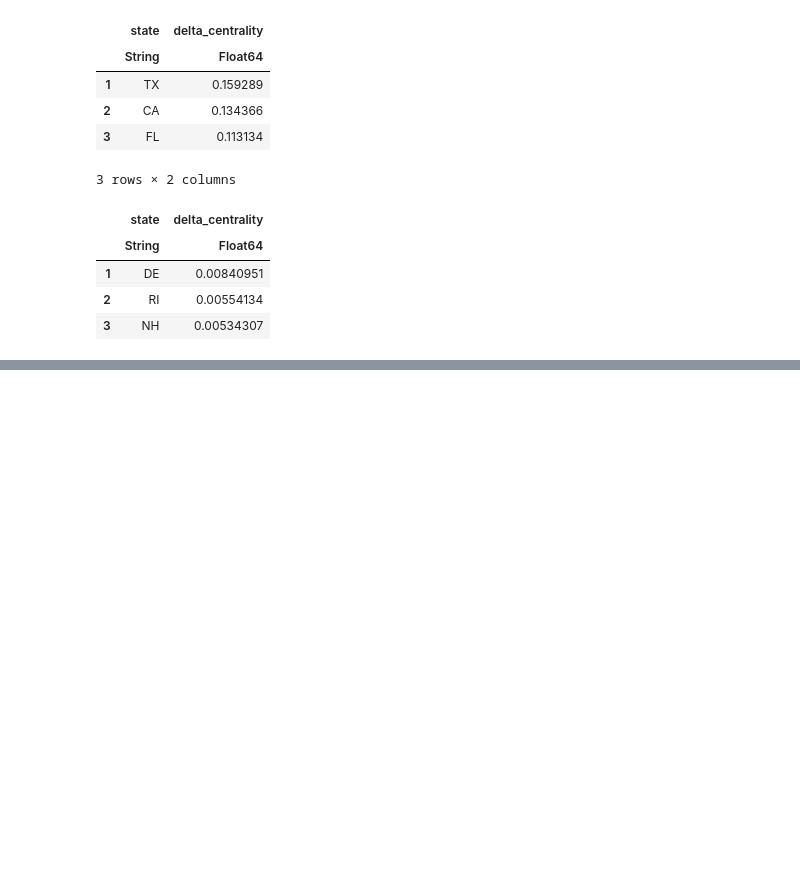
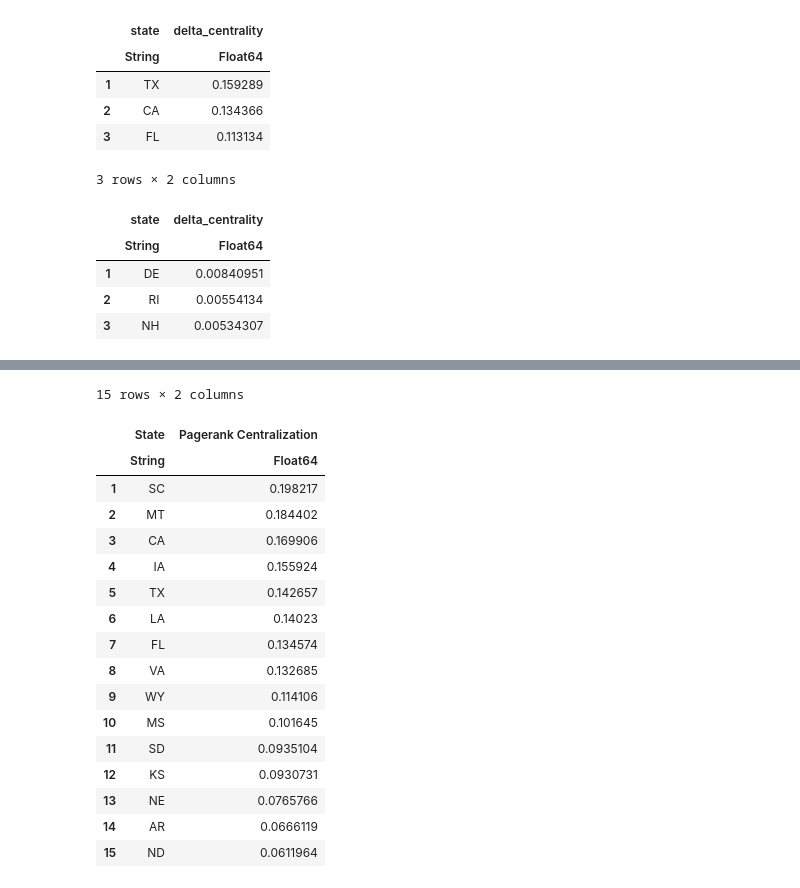
Before and after one commit to ftheberge/GraphMiningNotebooks, a Jupyter notebook: Julia_Notebooks/Chapter_3.ipynb, the cells around one changed output, grey strips where cells are left out. Saved outputs shown, nothing was run; the diff lists cells and outputs as text; code cells hidden in the pictures; blank space fills up the shorter version.

```diff
--- a/Julia_Notebooks/Chapter_3.ipynb
+++ b/Julia_Notebooks/Chapter_3.ipynb
@@ -519,17 +568,0 @@ df
-# %%
-## group centralization (using PageRank) -- by state
-states = list(set(g.vs()['state']))
-pr = []
-st = []
-for s in states:
-    v = [x for x in g.vs() if x['state']==s]
-    if len(v)>5:
-        G = g.subgraph(v)
-        p = G.pagerank()
-        pr.append(np.max(p) - np.mean(p))
-        st.append(s)
-
-DC = pd.DataFrame({'State':st, 'Pagerank Centralization':pr})
-DC = DC.sort_values(by='Pagerank Centralization', ascending=False)
-df = DC.head(3)
-df
@@ -562,3 +594,22 @@ G.vs['city']
 # %%
-## what about California?
-DC.tail(5)
+# what about California
+last(DC, 15)
+# %% [output]
+15 rows × 2 columns
+|  | State | Pagerank Centralization |
+|  | String | Float64 |
+| 1 | SC | 0.198217 |
+| 2 | MT | 0.184402 |
+| 3 | CA | 0.169906 |
+| 4 | IA | 0.155924 |
+| 5 | TX | 0.142657 |
+| 6 | LA | 0.14023 |
+| 7 | FL | 0.134574 |
+| 8 | VA | 0.132685 |
+| 9 | WY | 0.114106 |
+| 10 | MS | 0.101645 |
+| 11 | SD | 0.0935104 |
+| 12 | KS | 0.0930731 |
+| 13 | NE | 0.0765766 |
+| 14 | AR | 0.0666119 |
+| 15 | ND | 0.0611964 |
```
Also changed, not shown: parts of 15 cells of this notebook.
